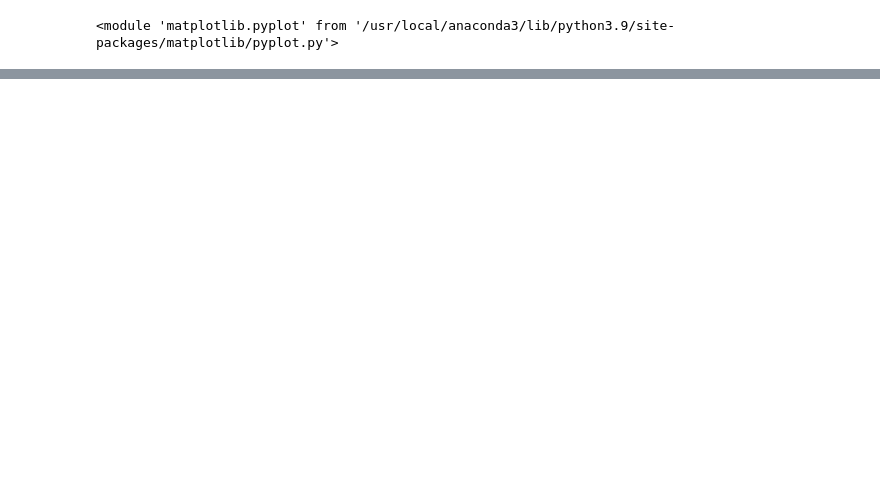
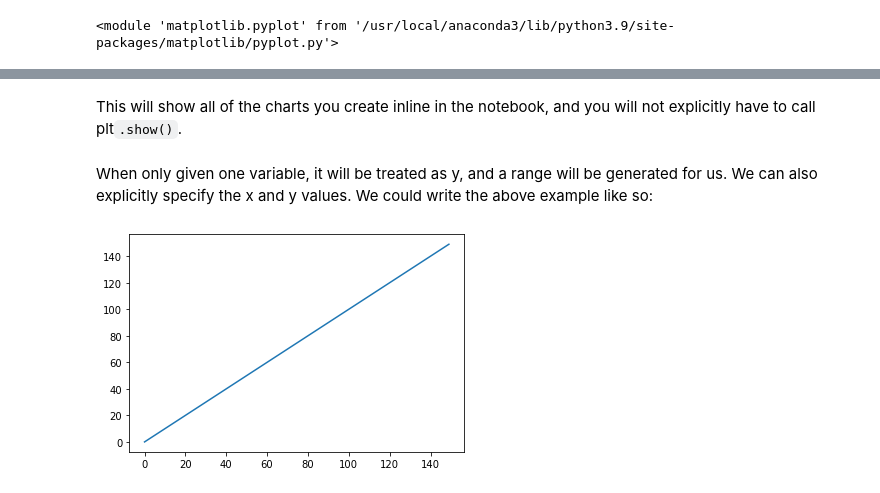
Before and after one commit to m3redithw/numpy-pandas-visualization-exercises, a Jupyter notebook: matplotlib_notes.ipynb, the cells around one changed output, grey strips where cells are left out. Cells and saved outputs as stored; diff of their text form; code cells hidden in the pictures; blank space fills up the shorter version.

```diff
--- a/matplotlib_notes.ipynb
+++ b/matplotlib_notes.ipynb
@@ -23,0 +34,9 @@ Note that the act of creating the chart and showing it are two separate acts.
+# %% [markdown]
+This will show all of the charts you create inline in the notebook, and you will not explicitly have to call plt`.show()`.
+# %% [markdown]
+When only given one variable, it will be treated as y, and a range will be generated for us. We can also explicitly specify the x and y values. We could write the above example like so:
+# %%
+plt.plot(range(len(x)), x)
+plt.show()
+# %% [output]
+[figure, added]
```
Also changed, not shown: parts of 57 cells of this notebook.
